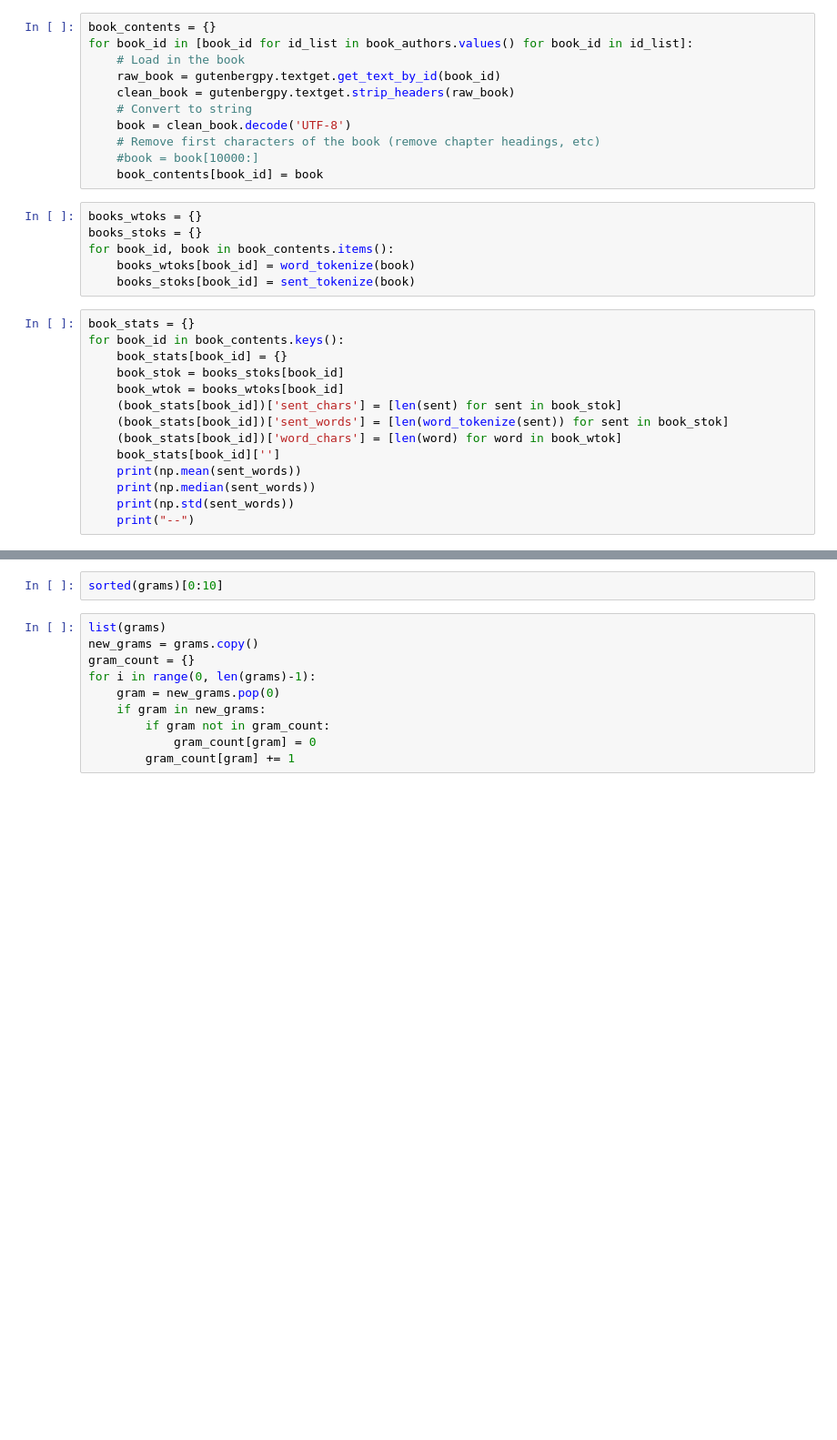
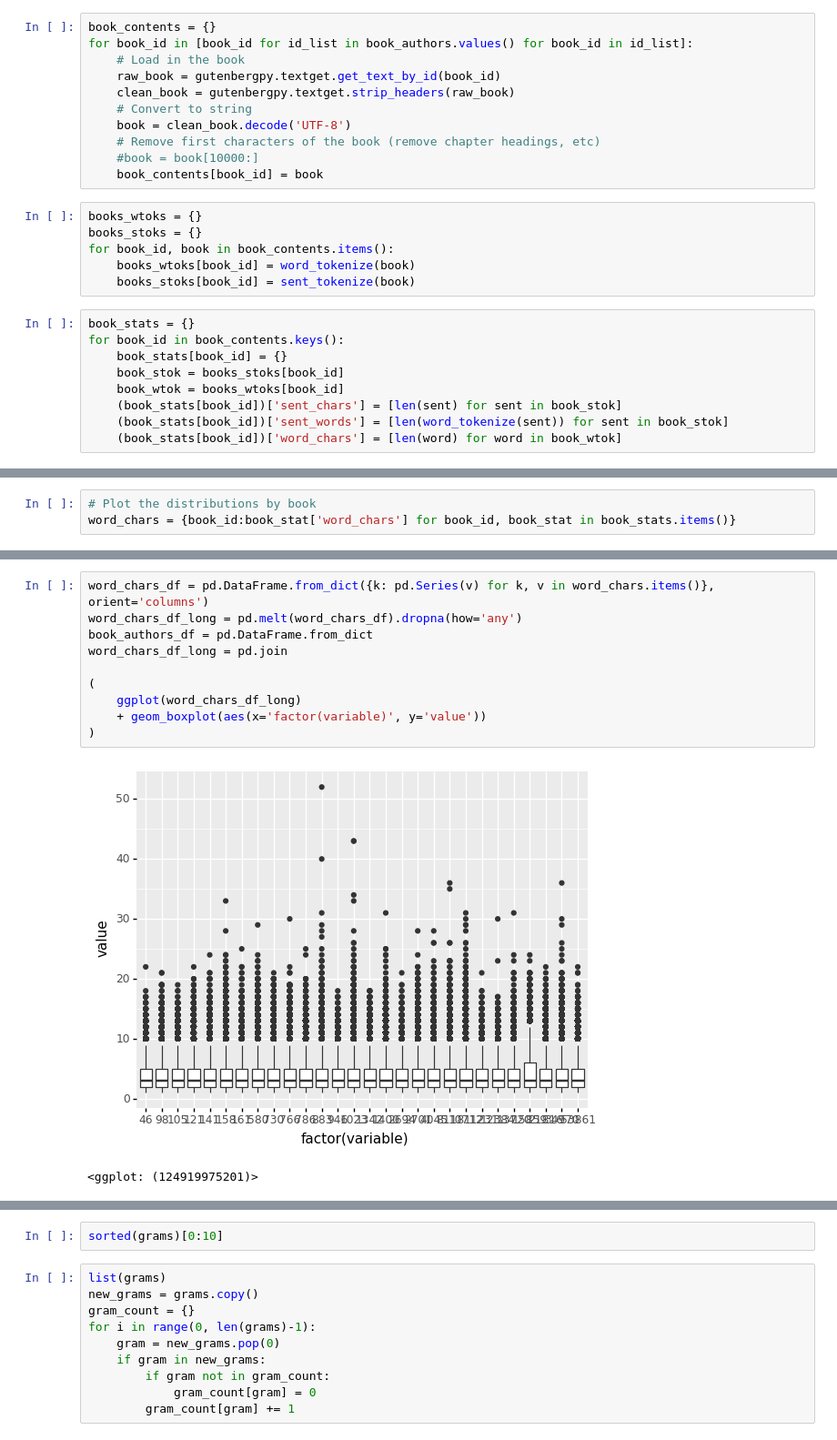
Before and after one commit to accuracy-eminent/writing_style_detection, a Jupyter notebook: eda.ipynb, the cells around one changed output, grey strips where cells are left out. Shown at 91% size. Saved outputs shown, nothing was run; the diff lists cells and outputs as text; blank space fills up the shorter version.

```diff
--- a/eda.ipynb
+++ b/eda.ipynb
@@ -38,8 +39,3 @@ for book_id in book_contents.keys():
     (book_stats[book_id])['sent_chars'] = [len(sent) for sent in book_stok]
     (book_stats[book_id])['sent_words'] = [len(word_tokenize(sent)) for sent in book_stok]
     (book_stats[book_id])['word_chars'] = [len(word) for word in book_wtok]
-    book_stats[book_id]['']
-    print(np.mean(sent_words))
-    print(np.median(sent_words))
-    print(np.std(sent_words))
-    print("--")
@@ -69,0 +42,3 @@ grams = list(ngrams(book_contents[98], 2))
+# %%
+# Plot the distributions by book
+word_chars = {book_id:book_stat['word_chars'] for book_id, book_stat in book_stats.items()}
@@ -69,0 +71,13 @@ grams = list(ngrams(book_contents[98], 2))
+# %%
+word_chars_df = pd.DataFrame.from_dict({k: pd.Series(v) for k, v in word_chars.items()}, orient='columns')
+word_chars_df_long = pd.melt(word_chars_df).dropna(how='any')
+book_authors_df = pd.DataFrame.from_dict
+word_chars_df_long = pd.join
+
+(
+    ggplot(word_chars_df_long)
+    + geom_boxplot(aes(x='factor(variable)', y='value'))
+)
+# %% [output]
+[figure, added]
+<ggplot: (124919975201)>
```
Also changed, not shown: parts of 7 cells of this notebook.
